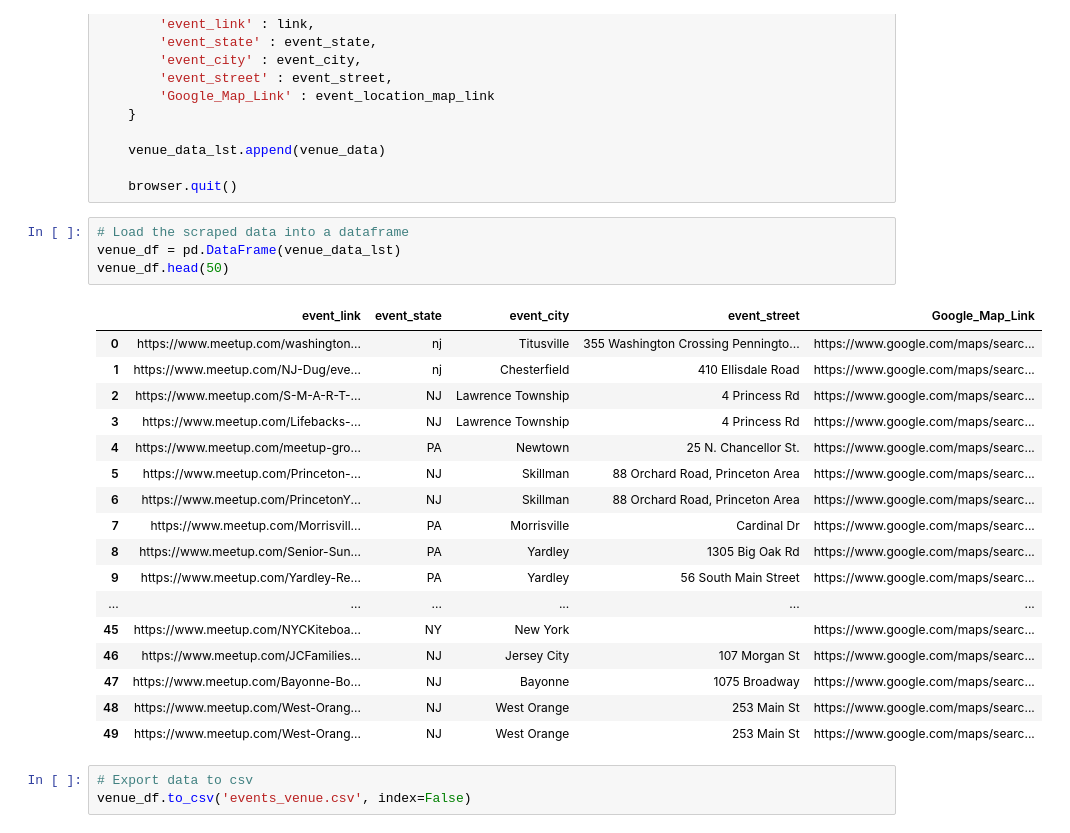
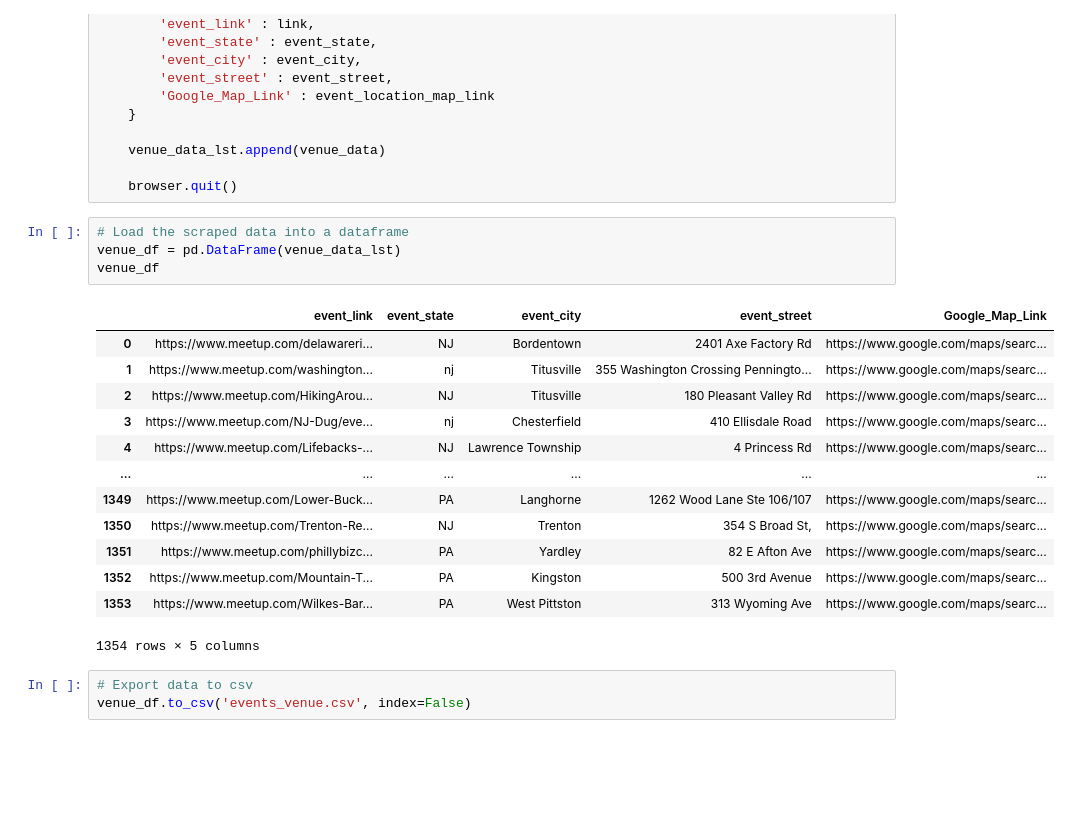
Before and after one commit to MersedehSP/Meetup_Project2, a Jupyter notebook: arts_scraped_data/scrape_event_locations.ipynb, the cells around one changed output. Cells and saved outputs as stored; diff of their text form; blank space fills up the shorter version.

```diff
--- a/arts_scraped_data/scrape_event_locations.ipynb
+++ b/arts_scraped_data/scrape_event_locations.ipynb
@@ -100,25 +96,21 @@ for link in event_links:
 # %%
 # Load the scraped data into a dataframe
 venue_df = pd.DataFrame(venue_data_lst)
-venue_df.head(50)
+venue_df
 # %% [output]
 |  | event_link | event_state | event_city | event_street | Google_Map_Link |
-| 0 | https://www.meetup.com/washington... | nj | Titusville | 355 Washington Crossing Penningto... | https://www.google.com/maps/searc... |
-| 1 | https://www.meetup.com/NJ-Dug/eve... | nj | Chesterfield | 410 Ellisdale Road | https://www.google.com/maps/searc... |
-| 2 | https://www.meetup.com/S-M-A-R-T-... | NJ | Lawrence Township | 4 Princess Rd | https://www.google.com/maps/searc... |
-| 3 | https://www.meetup.com/Lifebacks-... | NJ | Lawrence Township | 4 Princess Rd | https://www.google.com/maps/searc... |
-| 4 | https://www.meetup.com/meetup-gro... | PA | Newtown | 25 N. Chancellor St. | https://www.google.com/maps/searc... |
-| 5 | https://www.meetup.com/Princeton-... | NJ | Skillman | 88 Orchard Road, Princeton Area | https://www.google.com/maps/searc... |
-| 6 | https://www.meetup.com/PrincetonY... | NJ | Skillman | 88 Orchard Road, Princeton Area | https://www.google.com/maps/searc... |
-| 7 | https://www.meetup.com/Morrisvill... | PA | Morrisville | Cardinal Dr | https://www.google.com/maps/searc... |
-| 8 | https://www.meetup.com/Senior-Sun... | PA | Yardley | 1305 Big Oak Rd | https://www.google.com/maps/searc... |
-| 9 | https://www.meetup.com/Yardley-Re... | PA | Yardley | 56 South Main Street | https://www.google.com/maps/searc... |
+| 0 | https://www.meetup.com/delawareri... | NJ | Bordentown | 2401 Axe Factory Rd | https://www.google.com/maps/searc... |
+| 1 | https://www.meetup.com/washington... | nj | Titusville | 355 Washington Crossing Penningto... | https://www.google.com/maps/searc... |
+| 2 | https://www.meetup.com/HikingArou... | NJ | Titusville | 180 Pleasant Valley Rd | https://www.google.com/maps/searc... |
+| 3 | https://www.meetup.com/NJ-Dug/eve... | nj | Chesterfield | 410 Ellisdale Road | https://www.google.com/maps/searc... |
+| 4 | https://www.meetup.com/Lifebacks-... | NJ | Lawrence Township | 4 Princess Rd | https://www.google.com/maps/searc... |
 | ... | ... | ... | ... | ... | ... |
-| 45 | https://www.meetup.com/NYCKiteboa... | NY | New York |  | https://www.google.com/maps/searc... |
-| 46 | https://www.meetup.com/JCFamilies... | NJ | Jersey City | 107 Morgan St | https://www.google.com/maps/searc... |
-| 47 | https://www.meetup.com/Bayonne-Bo... | NJ | Bayonne | 1075 Broadway | https://www.google.com/maps/searc... |
-| 48 | https://www.meetup.com/West-Orang... | NJ | West Orange | 253 Main St | https://www.google.com/maps/searc... |
-| 49 | https://www.meetup.com/West-Orang... | NJ | West Orange | 253 Main St | https://www.google.com/maps/searc... |
+| 1349 | https://www.meetup.com/Lower-Buck... | PA | Langhorne | 1262 Wood Lane Ste 106/107 | https://www.google.com/maps/searc... |
+| 1350 | https://www.meetup.com/Trenton-Re... | NJ | Trenton | 354 S Broad St, | https://www.google.com/maps/searc... |
+| 1351 | https://www.meetup.com/phillybizc... | PA | Yardley | 82 E Afton Ave | https://www.google.com/maps/searc... |
+| 1352 | https://www.meetup.com/Mountain-T... | PA | Kingston | 500 3rd Avenue | https://www.google.com/maps/searc... |
+| 1353 | https://www.meetup.com/Wilkes-Bar... | PA | West Pittston | 313 Wyoming Ave | https://www.google.com/maps/searc... |
+1354 rows × 5 columns
 # %%
 # Export data to csv
 venue_df.to_csv('events_venue.csv', index=False)
```
Also changed, not shown: parts of 6 cells of this notebook, 2 other files.
